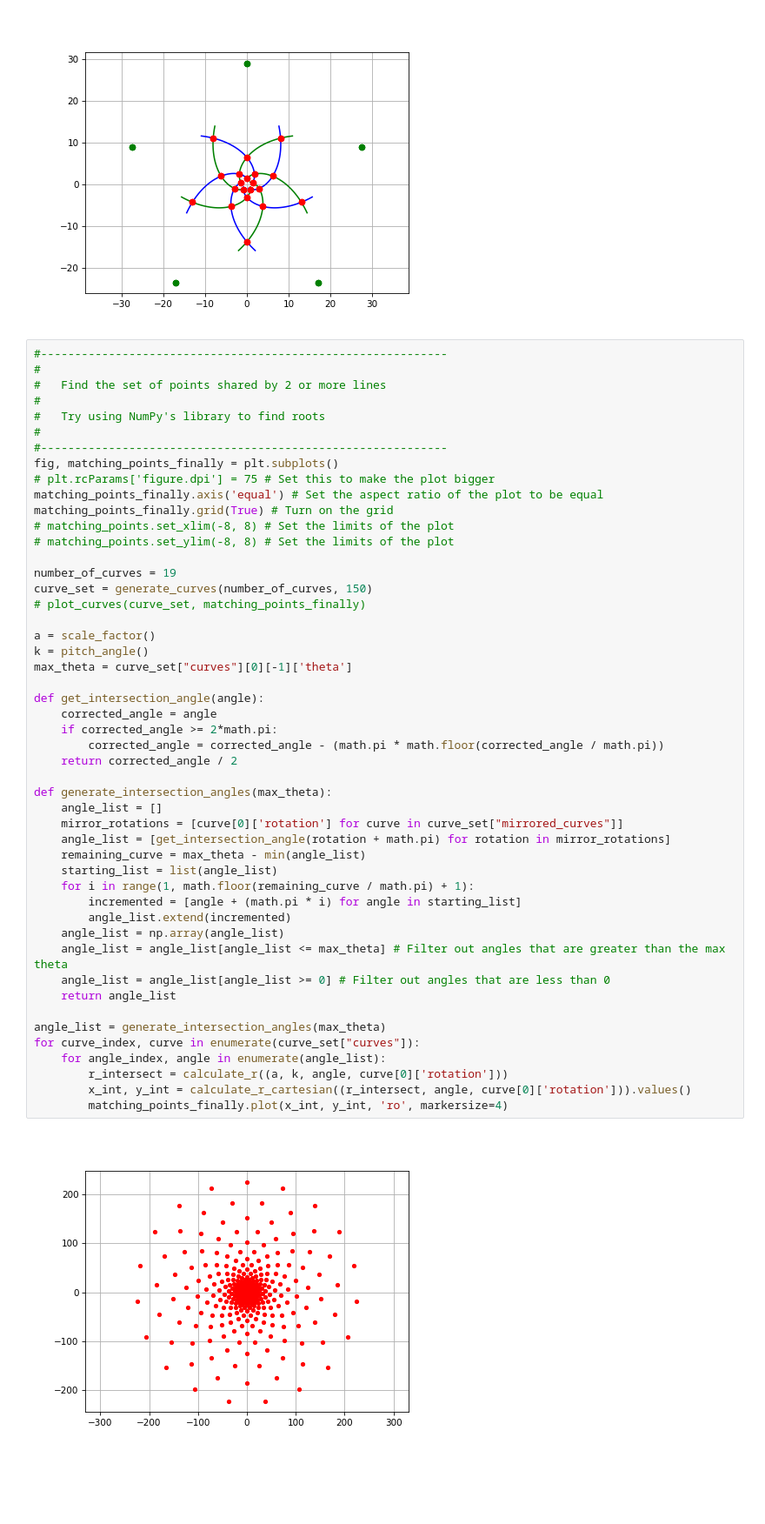
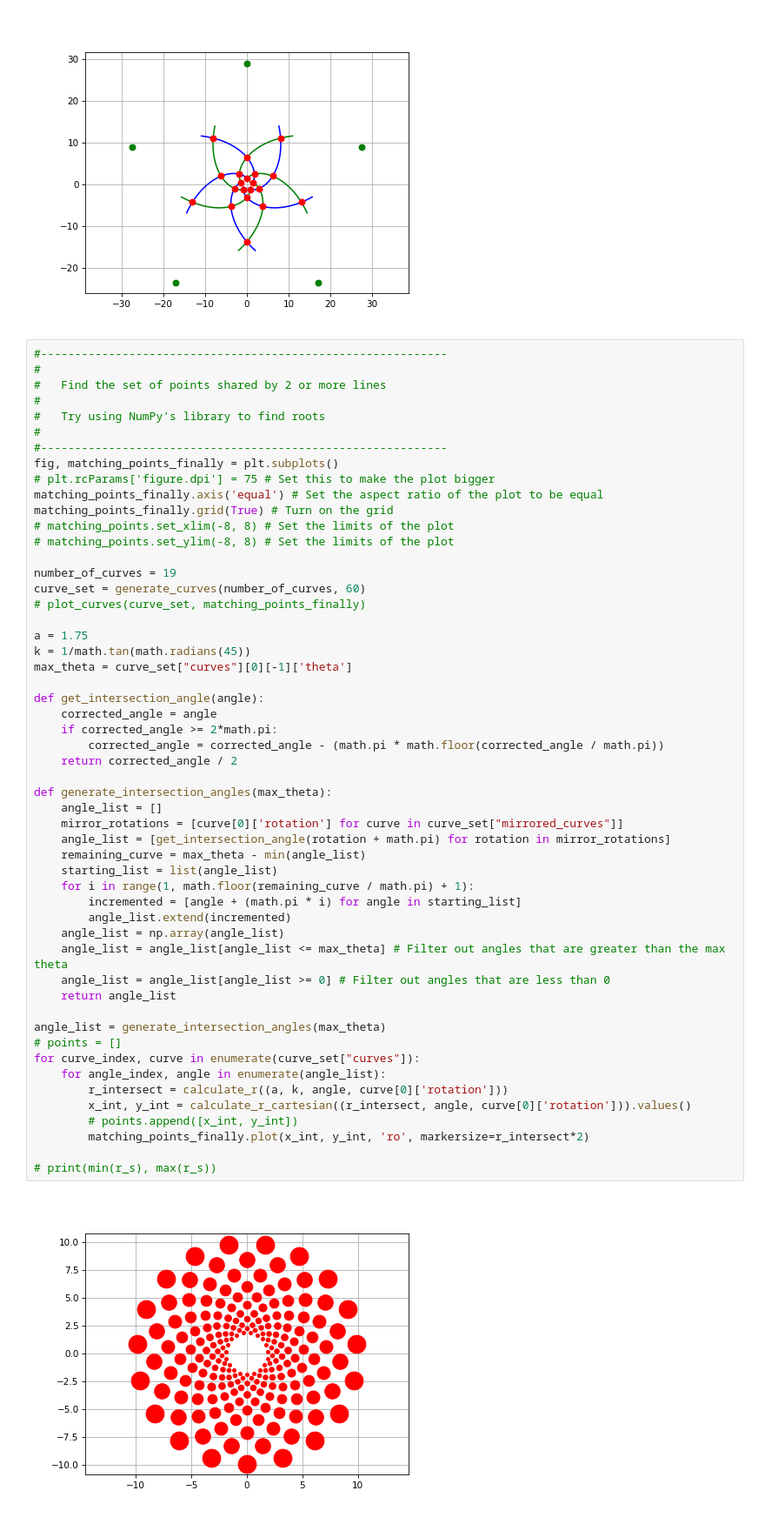
Before and after one commit to G-IV/Log-Spiral-Pattern, a Jupyter notebook: Log Spiral Recovered.ipynb, the cells around one changed output. Shown at 87% size. Drawn from its saved outputs; the diff is of its cells as text; blank space fills up the shorter version.

```diff
--- a/Log Spiral Recovered.ipynb
+++ b/Log Spiral Recovered.ipynb
@@ -591,38 +591,42 @@ matching_points_finally.grid(True) # Turn on the grid
 # matching_points.set_ylim(-8, 8) # Set the limits of the plot
 
 number_of_curves = 19
-curve_set = generate_curves(number_of_curves, 150)
+curve_set = generate_curves(number_of_curves, 60)
 # plot_curves(curve_set, matching_points_finally)
 
-a = scale_factor()
-k = pitch_angle()
+a = 1.75
+k = 1/math.tan(math.radians(45))
 max_theta = curve_set["curves"][0][-1]['theta']
 
 def get_intersection_angle(angle):
     corrected_angle = angle
     if corrected_angle >= 2*math.pi:
         corrected_angle = corrected_angle - (math.pi * math.floor(corrected_angle / math.pi))
     return corrected_angle / 2
 
 def generate_intersection_angles(max_theta):
     angle_list = []
     mirror_rotations = [curve[0]['rotation'] for curve in curve_set["mirrored_curves"]]
     angle_list = [get_intersection_angle(rotation + math.pi) for rotation in mirror_rotations]
     remaining_curve = max_theta - min(angle_list)
     starting_list = list(angle_list)
     for i in range(1, math.floor(remaining_curve / math.pi) + 1):
         incremented = [angle + (math.pi * i) for angle in starting_list]
         angle_list.extend(incremented)
     angle_list = np.array(angle_list)
     angle_list = angle_list[angle_list <= max_theta] # Filter out angles that are greater than the max theta
     angle_list = angle_list[angle_list >= 0] # Filter out angles that are less than 0
     return angle_list
 
 angle_list = generate_intersection_angles(max_theta)
+# points = []
 for curve_index, curve in enumerate(curve_set["curves"]):
     for angle_index, angle in enumerate(angle_list):
         r_intersect = calculate_r((a, k, angle, curve[0]['rotation']))
         x_int, y_int = calculate_r_cartesian((r_intersect, angle, curve[0]['rotation'])).values()
-        matching_points_finally.plot(x_int, y_int, 'ro', markersize=4)
+        # points.append([x_int, y_int])
+        matching_points_finally.plot(x_int, y_int, 'ro', markersize=r_intersect*2)
+
+# print(min(r_s), max(r_s))
 # %% [output]
-[figure, old version]
+[figure, new version]
```
